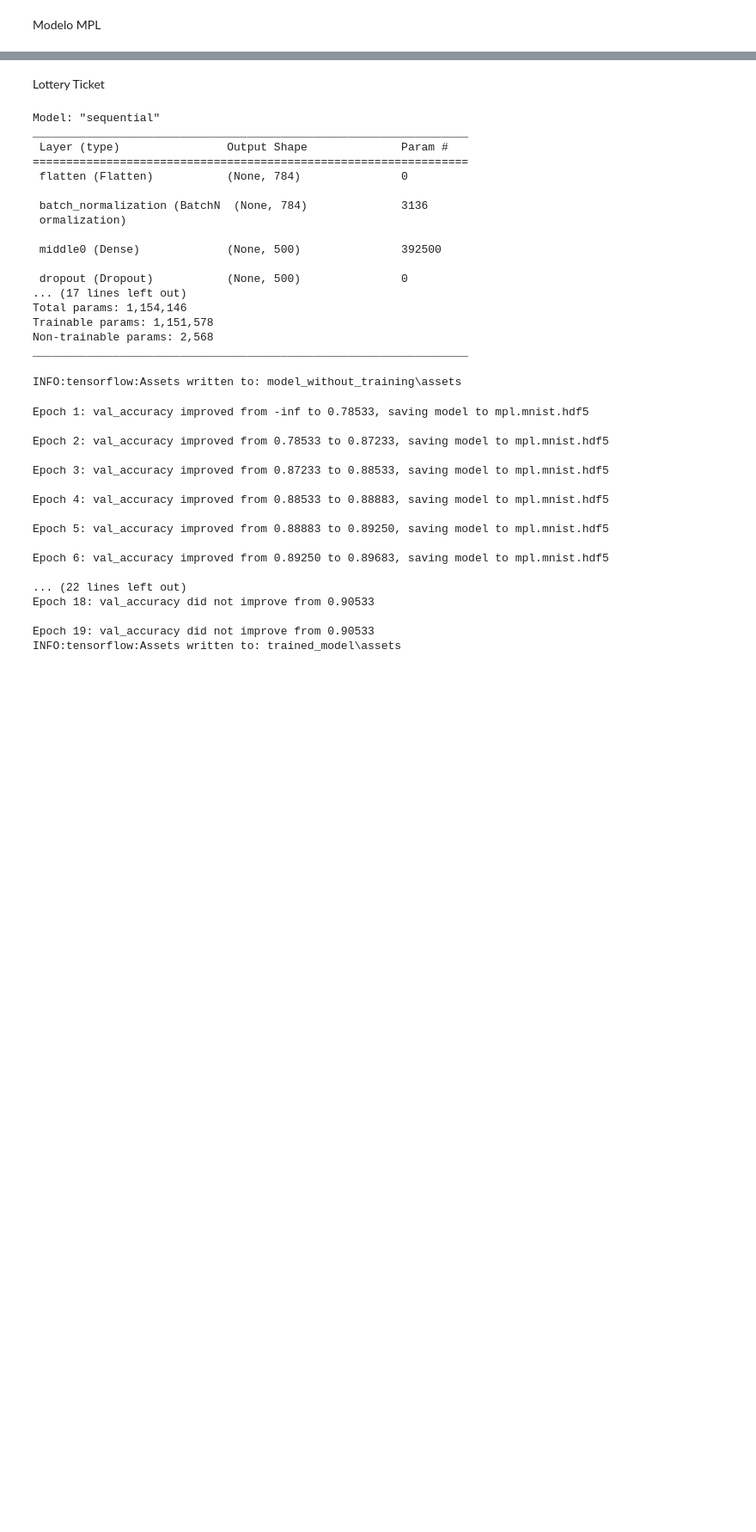
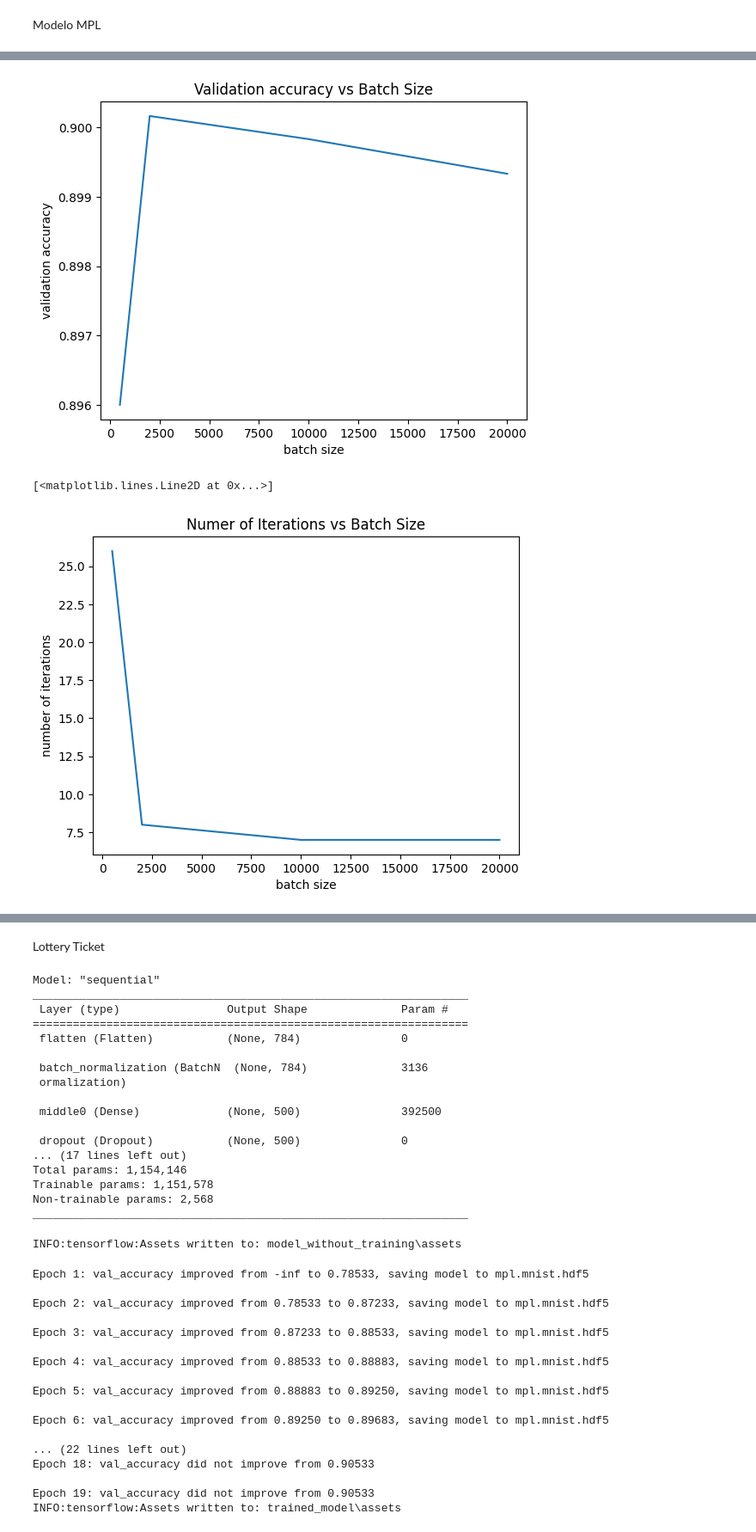
Before and after one commit to JBatRey/RedesNeuronales, a Jupyter notebook: TP1.ipynb, the cells around one changed output, grey strips where cells are left out. Shown at 86% size. Drawn from its saved outputs; the diff is of its cells as text; code cells hidden in the pictures; blank space fills up the shorter version.

```diff
--- a/TP1.ipynb
+++ b/TP1.ipynb
@@ -129,13 +130,0 @@ y_val_categorical = to_categorical(y_val)
-# %%
-
-X_train, X_val, y_train, y_val = train_test_split(train_imgs, labels, test_size=0.1, random_state=50)
-
-
-X_train = X_train
-
-
-X_val = X_val
-
-
-y_train_categorical = to_categorical(y_train)
-y_val_categorical = to_categorical(y_val)
@@ -408,0 +273,15 @@ submission.to_csv("submission4bis.csv",index=False)
+# %%
+
+plt.xlabel("batch size")
+plt.ylabel("validation accuracy")
+plt.title("Validation accuracy vs Batch Size")
+plt.plot(batch_sizes, [x[-1] for x in accuracy_values])
+plt.show()
+plt.xlabel("batch size")
+plt.ylabel("number of iterations")
+plt.title("Numer of Iterations vs Batch Size")
+plt.plot(batch_sizes, [len(x) for x in accuracy_values])
+# %% [output]
+[figure, added]
+[<matplotlib.lines.Line2D at 0x...>]
+[figure, added]
```
Also changed, not shown: parts of 26 cells of this notebook, 14 other files.
